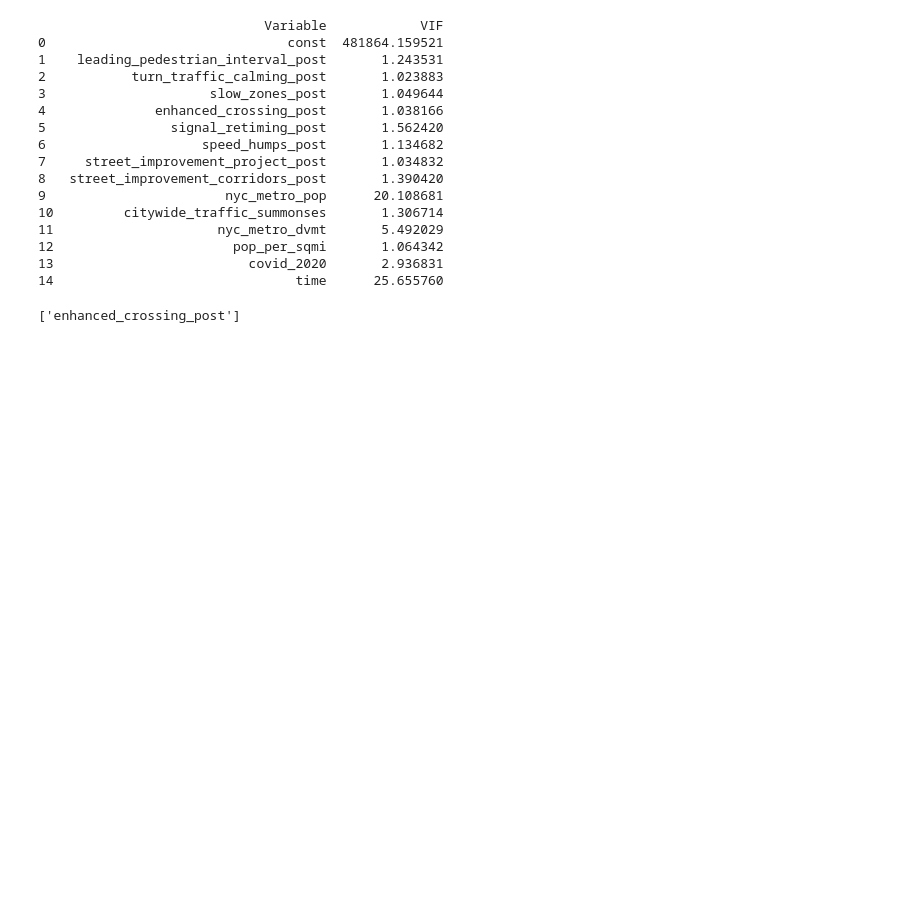
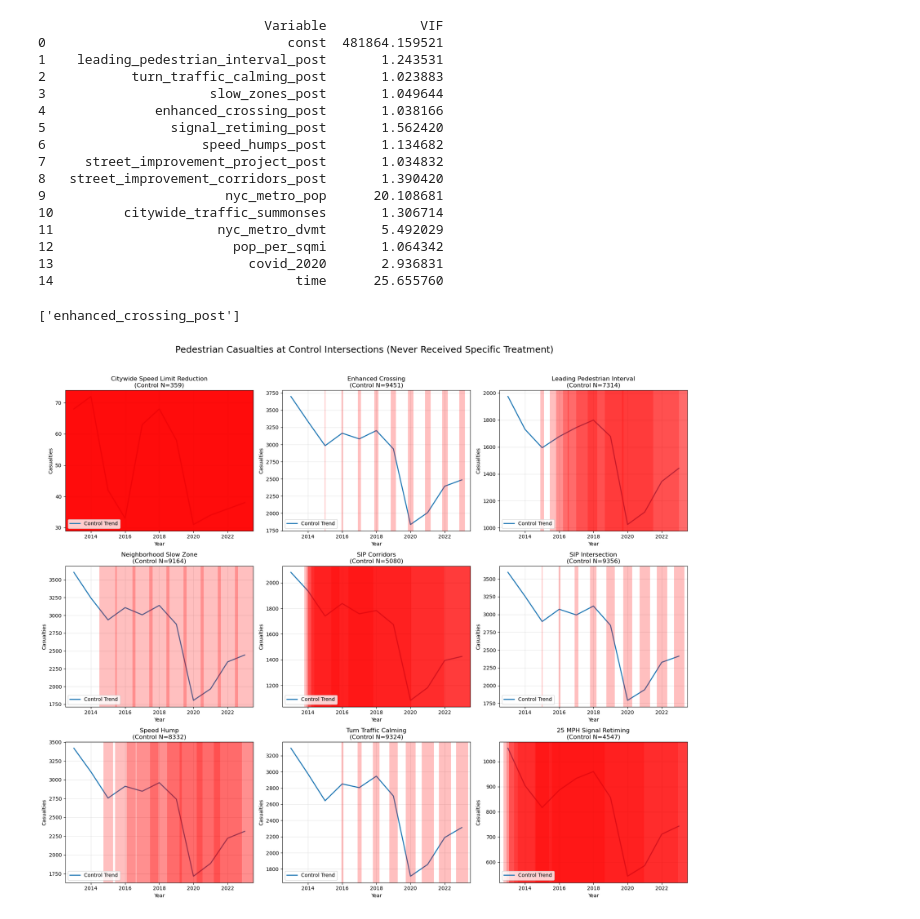
Before and after one commit to NewYorkCityCouncil/vision-zero-final, a Jupyter notebook: code/08_eda.ipynb, the cells around one changed output. Drawn from its saved outputs; the diff is of its cells as text; code cells hidden in the pictures; blank space fills up the shorter version.

```diff
--- a/code/08_eda.ipynb
+++ b/code/08_eda.ipynb
@@ -512,3 +512,63 @@ near_zero_variance_columns = variance[variance < threshold].index.tolist()
 near_zero_variance_columns
 # %% [output]
 ['enhanced_crossing_post']
+# %%
+# trend in collisions within intersections that did not receive interventions (controls)
+interventions = {
+    'Citywide Speed Limit Reduction': 'speed_limit_post',
+    'Enhanced Crossing': 'enhanced_crossing_post',
+    'Leading Pedestrian Interval': 'leading_pedestrian_interval_post',
+    'Neighborhood Slow Zone': 'slow_zones_post',
+    'SIP Corridors': 'street_improvement_corridors_post',
+    'SIP Intersection': 'street_improvement_project_post',
+    'Speed Hump': 'speed_humps_post',
+    'Turn Traffic Calming': 'turn_traffic_calming_post',
+    '25 MPH Signal Retiming': 'signal_retiming_post'
+}
+
+fig, axes = plt.subplots(3, 3, figsize=(18, 15))
+axes = axes.flatten()
+
+for i, (title, col_name) in enumerate(interventions.items()):
+    ax = axes[i]
+
+    treated_ids = intersection_intervention_ever_treated[
+        intersection_intervention_ever_treated[col_name] == 1
+    ]['intersection_id'].unique()
+
+    control_df = intersection_intervention_ever_treated[
+        ~intersection_intervention_ever_treated['intersection_id'].isin(treated_ids)
+    ]
+    control_ids_count = control_df['intersection_id'].nunique()
+
+    trend_df = control_df.groupby('year')['pedestrian_death_or_injury'].sum().reset_index()
+
+    lines_df = intersection_intervention_ever_treated.groupby('year')[col_name].sum().reset_index()
+    lines_df.rename(columns={col_name: 'intervention_count'}, inplace=True)
+
+    ax.plot(trend_df['year'], trend_df['pedestrian_death_or_injury'], label='Control Trend', color='#1f77b4', linewidth=2)
+
+    for idx, row in lines_df.iterrows():
+        if row['intervention_count'] > 0:
+            ax.axvline(
+                x=row['year'],
+                linewidth=row['intervention_count'] / 10,  # scale thickness
+                color='red',
+                alpha=0.25,
+                label='Intervention Rollout' if idx == 0 else ""
+            )
+
+    ax.set_xlabel('Year')
+    ax.set_ylabel('Casualties')
+    ax.set_title(f'{title}\n(Control N={control_ids_count})')
+    ax.grid(alpha=0.3)
+
+    handles, labels = ax.get_legend_handles_labels()
+    by_label = dict(zip(labels, handles))
+    ax.legend(by_label.values(), by_label.keys())
+
+plt.suptitle('Pedestrian Casualties at Control Intersections (Never Received Specific Treatment)', fontsize=18, y=1.02)
+plt.tight_layout()
+plt.show()
+# %% [output]
+[figure, added]
```
